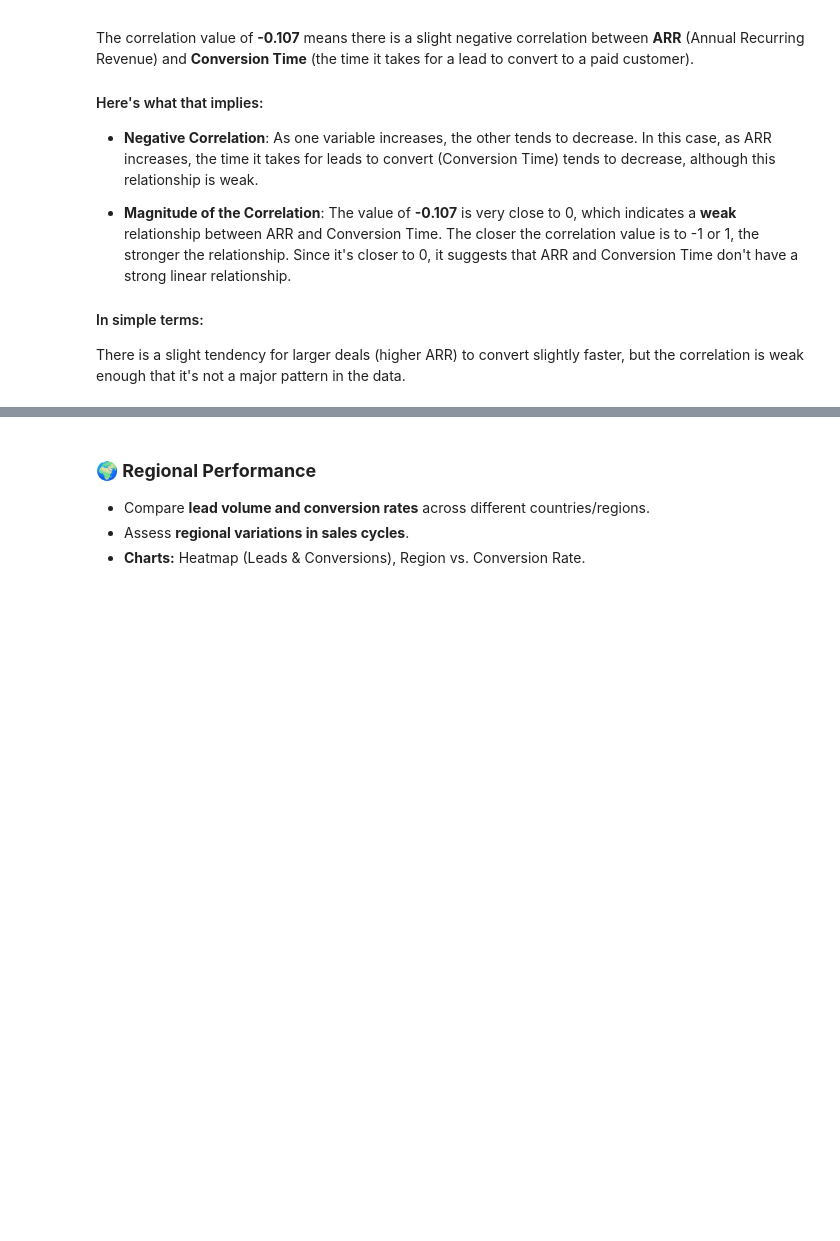
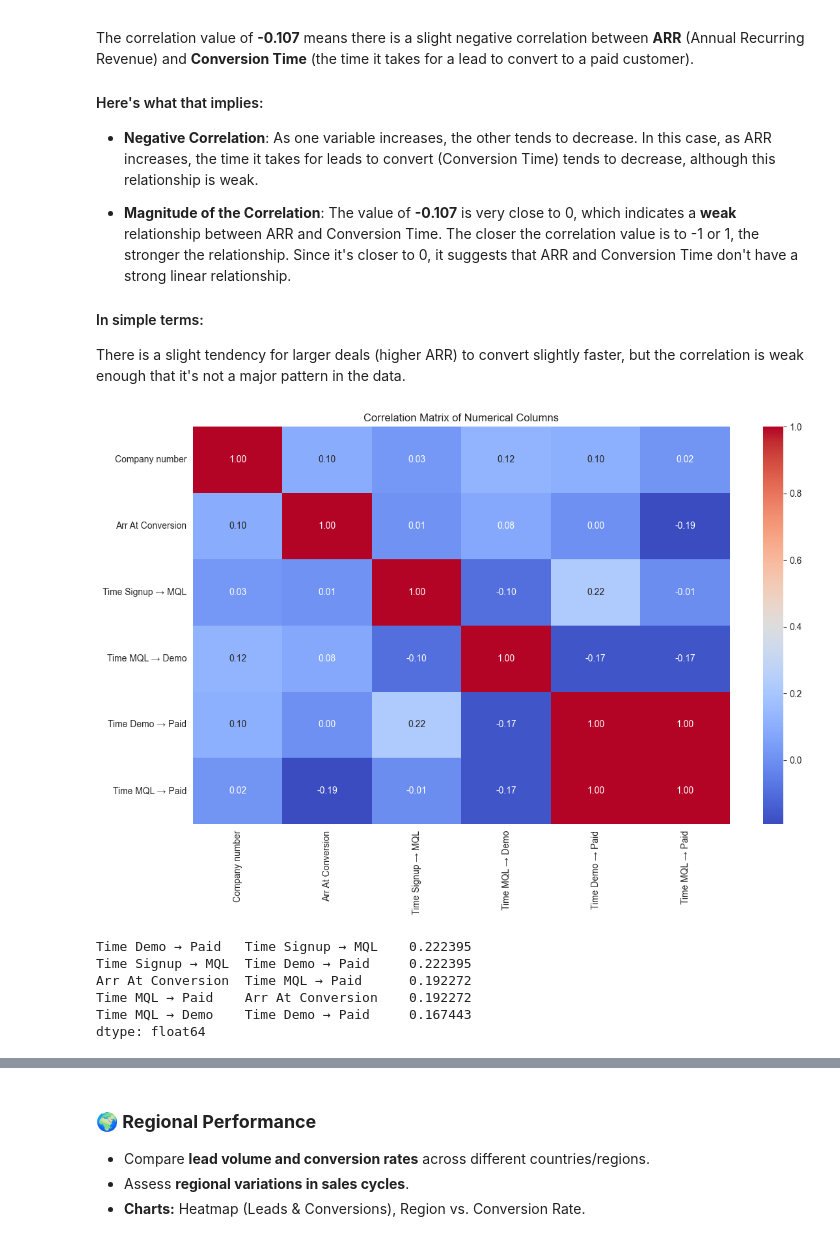
Before and after one commit to MikelTWasTaken/Open-Source-Projects, a Jupyter notebook: Connecteam BOM Assignment/Bizop_eda.ipynb, the cells around one changed output, grey strips where cells are left out. Drawn from its saved outputs; the diff is of its cells as text; code cells hidden in the pictures; blank space fills up the shorter version.

```diff
--- a/Connecteam BOM Assignment/Bizop_eda.ipynb
+++ b/Connecteam BOM Assignment/Bizop_eda.ipynb
@@ -667,3 +667,32 @@ The correlation value of **-0.107** means there is a slight negative correlation
 
 #### In simple terms:
 There is a slight tendency for larger deals (higher ARR) to convert slightly faster, but the correlation is weak enough that it's not a major pattern in the data.
+# %%
+# Step 1: Select numerical columns (adjust according to your dataset)
+numerical_columns = data_cleaned.select_dtypes(include=['float64', 'int64'])
+
+# Step 2: Compute the correlation matrix
+correlation_matrix = numerical_columns.corr()
+
+# Step 3: Visualize the correlation matrix (optional but helpful)
+plt.figure(figsize=(12, 8))
+sns.heatmap(correlation_matrix, annot=True, cmap='coolwarm', fmt='.2f', cbar=True)
+plt.title('Correlation Matrix of Numerical Columns')
+plt.tight_layout()
+plt.show()
+
+# Step 4: Identify the strongest correlation (excluding self-correlation)
+# Find the maximum correlation (other than 1.0 with itself)
+strongest_corr = correlation_matrix.abs().unstack().sort_values(ascending=False)
+strongest_corr = strongest_corr[strongest_corr < 1]
+
+# Display the top 5 strongest correlations
+print(strongest_corr.head(5))
+# %% [output]
+[figure, added]
+Time Demo → Paid   Time Signup → MQL    0.222395
+Time Signup → MQL  Time Demo → Paid     0.222395
+Arr At Conversion  Time MQL → Paid      0.192272
+Time MQL → Paid    Arr At Conversion    0.192272
+Time MQL → Demo    Time Demo → Paid     0.167443
+dtype: float64
```
Also changed, not shown: parts of 1 cell of this notebook.
